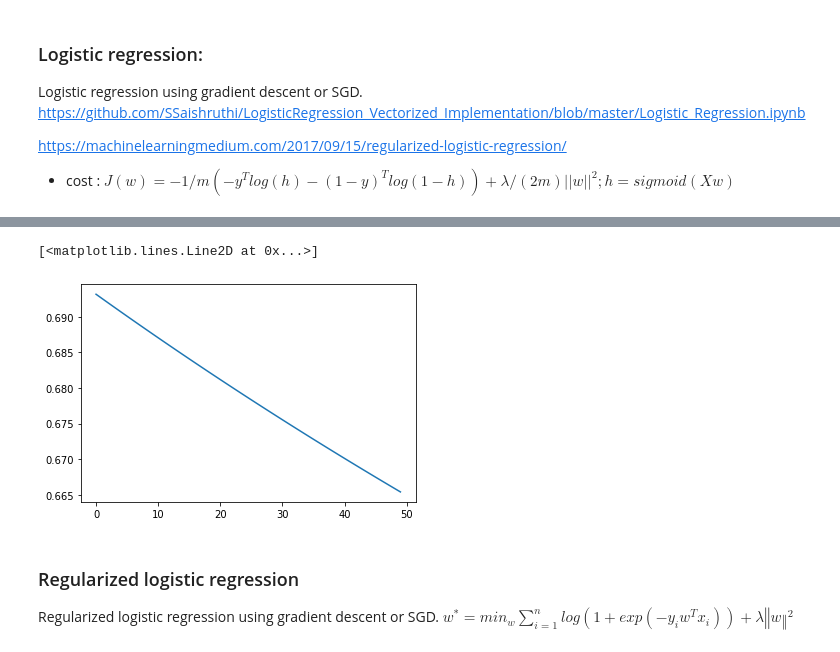
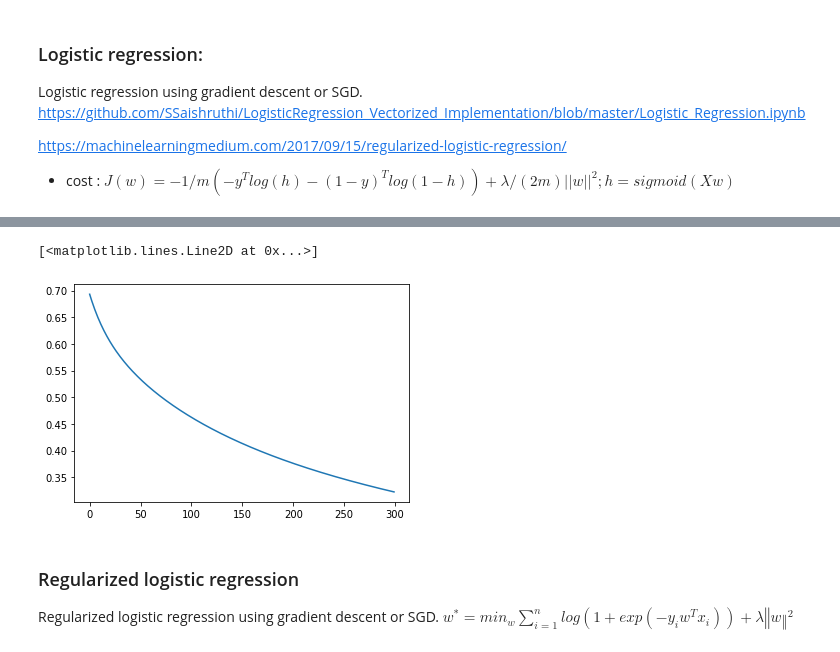
Before and after one commit to Dreyvor/ML_Project_1, a Jupyter notebook: source/project_1.ipynb, the cells around one changed output, grey strips where cells are left out. Saved outputs shown, nothing was run; the diff lists cells and outputs as text; code cells hidden in the pictures.

```diff
--- a/source/project_1.ipynb
+++ b/source/project_1.ipynb
@@ -293,8 +293,8 @@ def train(tX, y, initial_w, lr, max_iters, lambda_=None):
     return w, cost_history, cost_history[-1]
 # %%
 initial_w = np.zeros(tX_std.shape[1])
-max_iters = 50
-lr = 0.001
+max_iters = 300
+lr = 0.01
 w_lr, losses_lr, final_loss_lr = train(tX, y, initial_w, lr, max_iters)
 plt.plot(losses_lr)
 # %% [output]
@@ -306,5 +318,5 @@ Logistic regression gradient Descent(40/49): loss=0.6701039757253382
 [<matplotlib.lines.Line2D at 0x...>]
-[figure, old version]
+[figure, new version]
 # %% [markdown]
 ### Regularized logistic regression
 Regularized logistic regression using gradient descent or SGD. $ w^* = min_w \sum_{i=1}^n log(1+exp(-y_i w^T x_i)) +\lambda ‖w‖^2$
```
Also changed, not shown: parts of 6 cells of this notebook, 1 other file.
